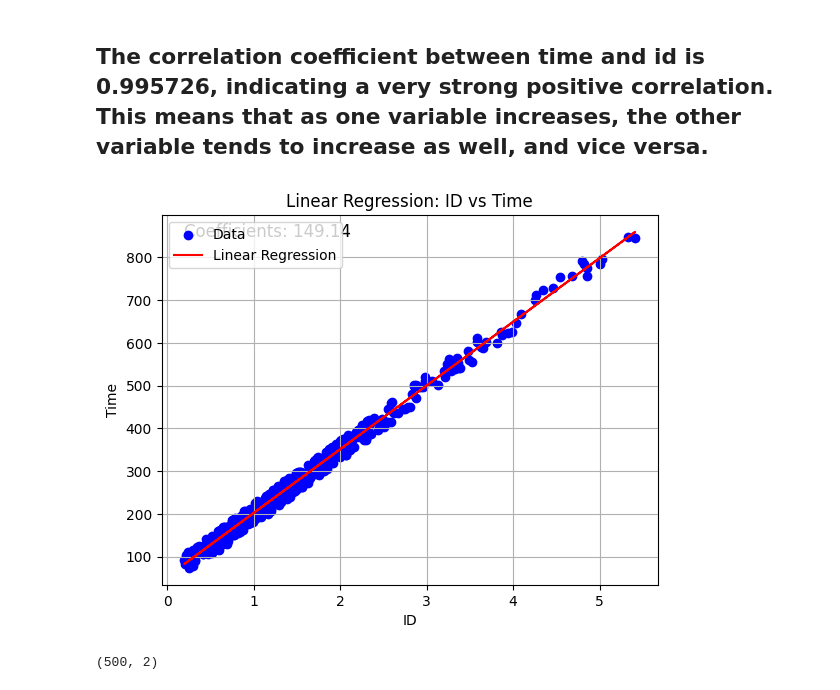
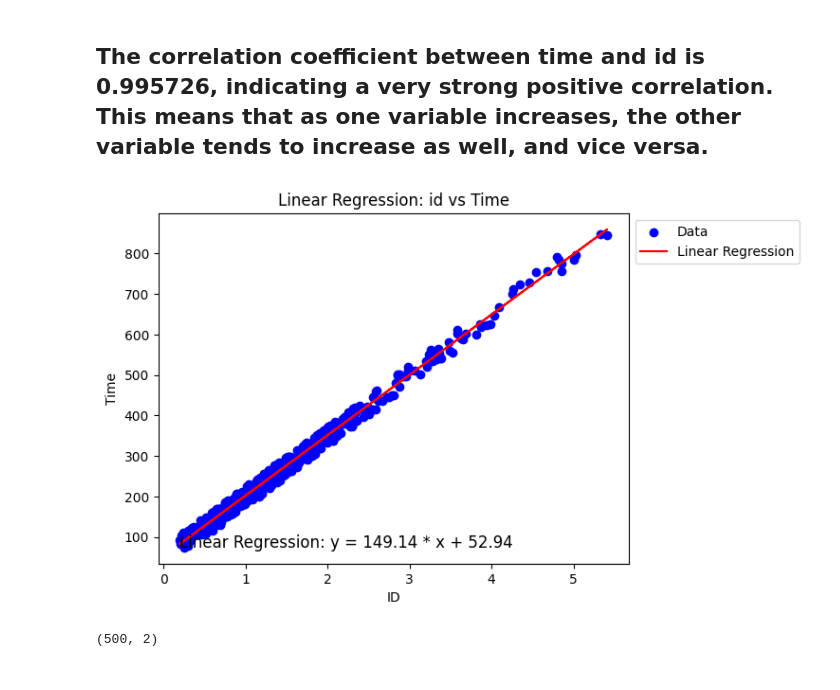
Before and after one commit to ahtalebi/Deep-learning-, a Jupyter notebook: Fitts Law Regressor/4. Fitts_law_regressor.ipynb, the cells around one changed output. Cells and saved outputs as stored; diff of their text form; code cells hidden in the pictures.

```diff
--- a/Fitts Law Regressor/4. Fitts_law_regressor.ipynb
+++ b/Fitts Law Regressor/4. Fitts_law_regressor.ipynb
@@ -109,34 +109,33 @@ corr_matrix
 # %%
 # let's do a linear fit on id and time, Pearson correlation is high
 
 from sklearn.linear_model import LinearRegression
 
 # Reshape input data
 X = df[['id']]  # Reshape to 2D array
 y = df['time']
 
 # Fit linear regression model
 model = LinearRegression()
 model.fit(X, y)
 
 # Predict values
 y_pred = model.predict(X)
 
 # Plot data and regression line
 plt.scatter(df['id'], df['time'], color='blue', label='Data')
 plt.plot(df['id'], y_pred, color='red', label='Linear Regression')
 
-# Annotate plot with coefficients
-plt.text(df['id'].min(), df['time'].max(), f'Coefficients: {model.coef_[0]:.2f}', fontsize=12)
+# Annotate plot with coefficients and formula
+plt.text(df['id'].min(), df['time'].min(), f'Linear Regression: y = {model.coef_[0]:.2f} * x + {model.intercept_:.2f}', fontsize=12)
 
 plt.xlabel('ID')
 plt.ylabel('Time')
-plt.title('Linear Regression: ID vs Time')
-plt.legend()
-plt.grid(True)
+plt.title('Linear Regression: id vs Time')
+plt.legend(loc='upper left', bbox_to_anchor=(1, 1))
 plt.show()
 # %% [output]
-[figure, old version]
+[figure, new version]
 # %%
 def load_dataset(filename):
     X, y = [], []
```
